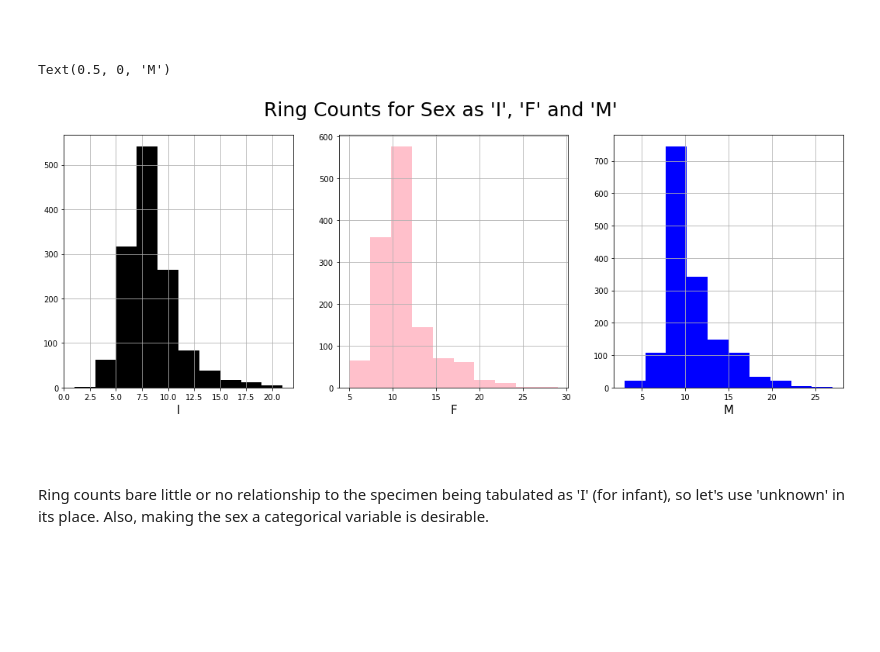
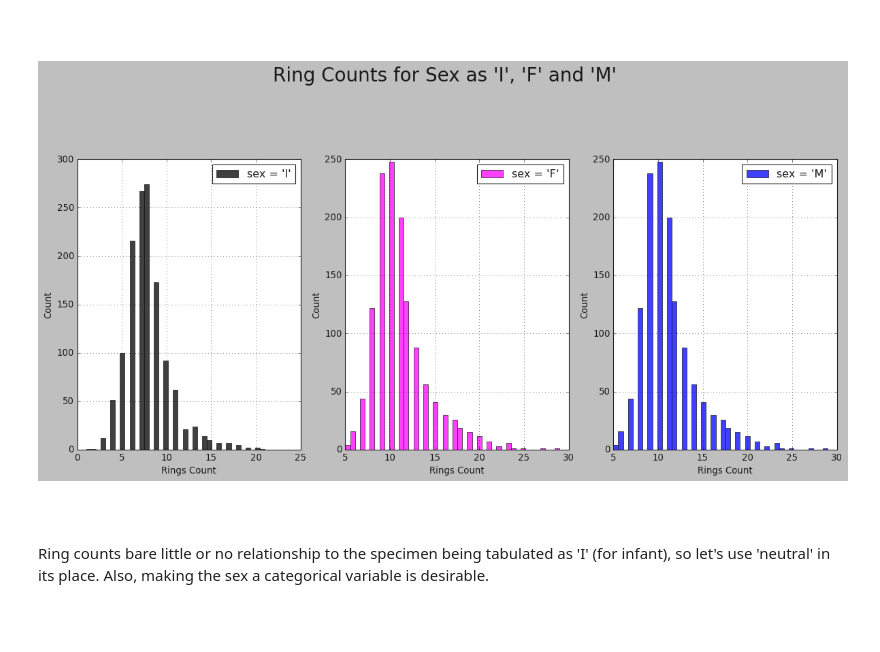
Before and after one commit to CarlDiMartini/springIntoAction, a Jupyter notebook: Abalone Analysis.ipynb, the cells around one changed output. Cells and saved outputs as stored; diff of their text form; code cells hidden in the pictures; blank space fills up the shorter version.

```diff
--- a/Abalone Analysis.ipynb
+++ b/Abalone Analysis.ipynb
@@ -2,3 +38,11 @@
 import pandas as pd
 import numpy as np
 from matplotlib import pyplot as plt
+import seaborn as sns
+from matplotlib import rcParams
+sns.set(style="darkgrid")
+#plt.style.use('fivethirtyeight')
+plt.style.use('classic')
+#plt.style.use('dark_background')
+#plt.style.use('ggplot')
+#plt.style.use('grayscale')
@@ -64,21 +122,30 @@ Age in years is determined by adding 1.5 to the rings count.  So let's look at t
 # %%
 sex = 'Sex (M, F, and I-infant)'
 # %%
-fig, axis = plt.subplots(nrows=1, ncols=3, figsize=(18,6))
+fig = plt.figure(figsize=(18, 8))
 fig.suptitle("Ring Counts for Sex as 'I', 'F' and 'M'", fontsize=25)
-data[data[sex]=='I']['Rings Count'].hist(ax = axis[0], color='black')
-axis[0].set_xlabel("I", fontsize=15)
-data[data[sex]=='F']['Rings Count'].hist(ax = axis[1], color='pink')
-axis[1].set_xlabel("F", fontsize=15)
-data[data[sex]=='M']['Rings Count'].hist(ax = axis[2], color='blue')
-axis[2].set_xlabel("M", fontsize=15)
+fig.subplots_adjust(hspace=-0.8)
+
+fig.add_subplot(2,3,4)
+sns.histplot(data[data[sex]=='I']['Rings Count'], color='black', label="sex = 'I'")
+plt.legend()
+plt.grid()
+fig.add_subplot(2,3,5)
+sns.histplot(data[data[sex]=='F']['Rings Count'], color='magenta', label="sex = 'F'")
+plt.legend()
+plt.grid()
+fig.add_subplot(2,3,6)
+sns.histplot(data[data[sex]=='F']['Rings Count'], color='blue', label="sex = 'M'")
+plt.legend()
+plt.grid()
+
+plt.show()
 # %% [output]
-Text(0.5, 0, 'M')
-[figure, old version]
+[figure, new version]
 # %% [markdown]
 &nbsp;
 # %% [markdown]
-Ring counts bare little or no relationship to the specimen being tabulated as 'I' (for infant), so let's use 'unknown' in its place.  Also, making the sex a categorical variable is desirable.
+Ring counts bare little or no relationship to the specimen being tabulated as 'I' (for infant), so let's use 'neutral' in its place.  Also, making the sex a categorical variable is desirable.
 # %% [markdown]
 &nbsp;
 # %%
```
Also changed, not shown: parts of 80 cells of this notebook.
